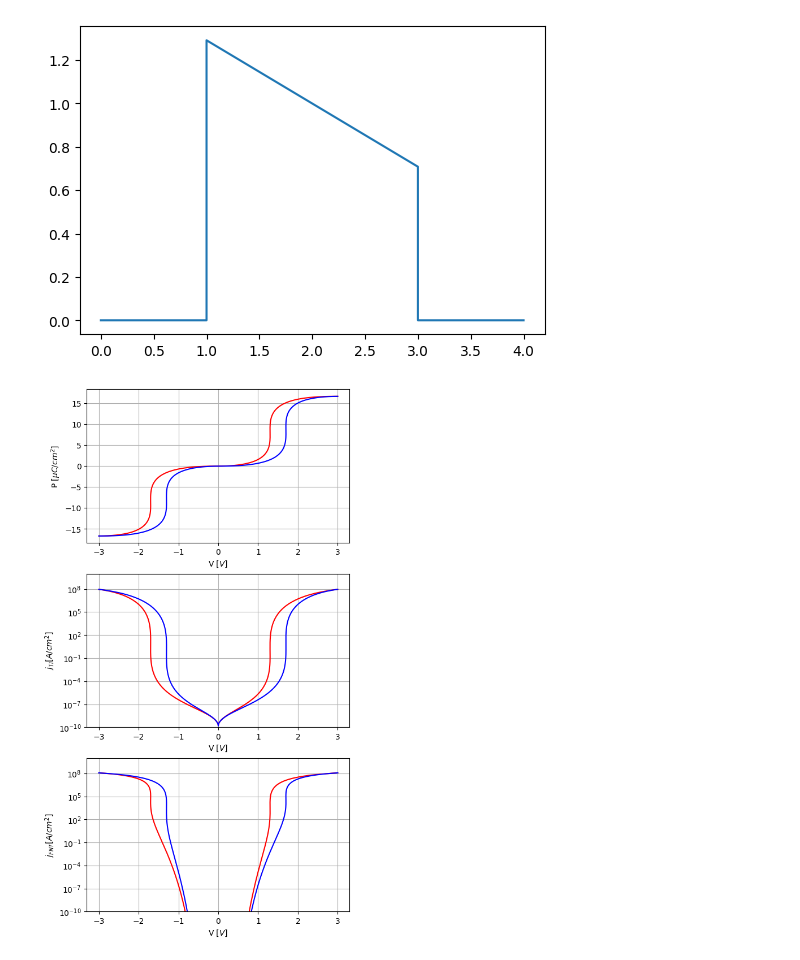
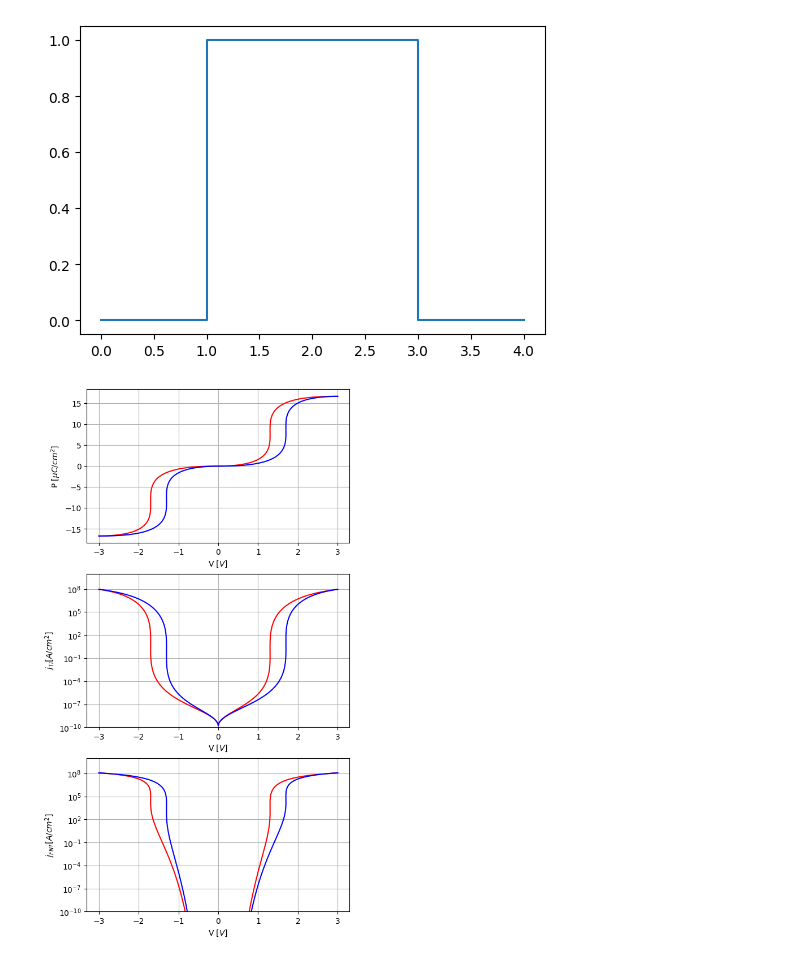
Before and after one commit to OneMoreGate/AFTJ, a Jupyter notebook: final.ipynb, the cells around one changed output. Cells and saved outputs as stored; diff of their text form; code cells hidden in the pictures.

```diff
--- a/final.ipynb
+++ b/final.ipynb
@@ -160,9 +159,9 @@ def j_TI_E(d_input: float, P_input: float, Phi_1_input, Phi_2_input):
     plt.figure(figsize=[6,4])
     plt.plot(x,y)
 # %%
-j_TI_E(2, 10, 1, 1)
+j_TI_E(2, 0, 1, 1)
 # %% [output]
-[figure, old version]
+[figure, new version]
 # %%
 V_1, P_1 = Polarization(300, 'up', 5)
 V_2, P_2 = Polarization(300, 'bottom', 5)
```
Also changed, not shown: parts of 3 cells of this notebook, 2 other files.
